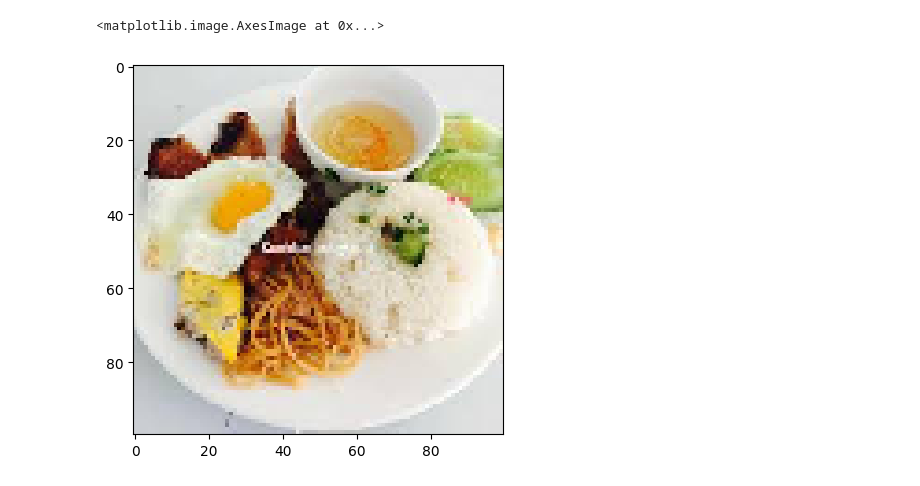
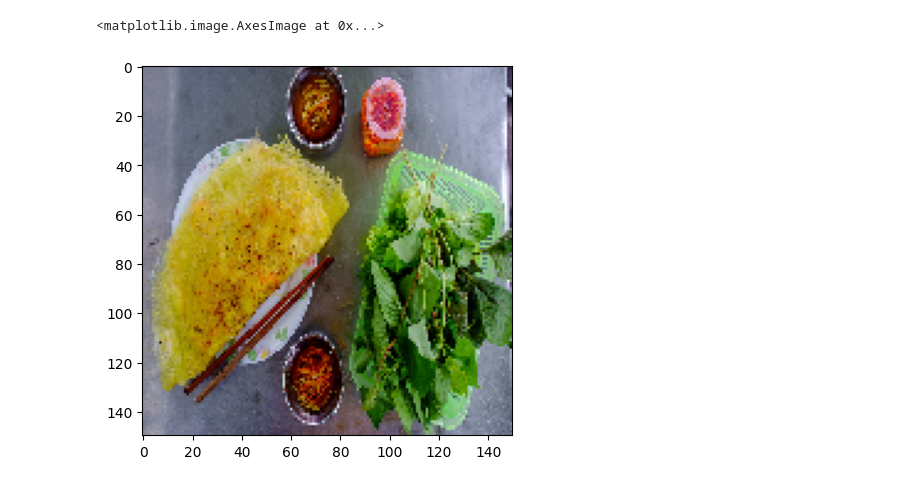
Before and after one commit to Trrunghau/AI, a Jupyter notebook: CNNdishes.ipynb, the cells around one changed output. Cells and saved outputs as stored; diff of their text form; code cells hidden in the pictures.

```diff
--- a/CNNdishes.ipynb
+++ b/CNNdishes.ipynb
@@ -47,30 +44,30 @@ class_name = {1: 'bánh xèo',2: 'phở bò',3: 'bột lọc',
 # %%
-folder = '/content/drive/MyDrive/monan/dish_test/'
+folder = '/content/drive/MyDrive/VN_Foods/Test/'
 
 photos, labels = list(), list()
 for file in listdir(folder) :
   output = 0.0
-  if file.startswith('xeo'):
+  if file.startswith('Pho'):
     output = 1.0
-  if file.startswith('phobo'):
+  if file.startswith('My_Quang'):
     output = 2.0
-  if file.startswith('loc'):
+  if file.startswith('Goi_Cuon'):
     output = 3.0
-  if file.startswith('chua'):
+  if file.startswith('Com_Tam'):
     output = 4.0
-  if file.startswith('tet'):
+  if file.startswith('Chao_Long'):
     output = 5.0
-  if file.startswith('tam'):
+  if file.startswith('Bun_Dau_Mam_Tom'):
     output = 6.0
-  if file.startswith('xoi'):
+  if file.startswith('Bun_Bo_Hue'):
     output = 7.0
-  if file.startswith('than'):
+  if file.startswith('Banh_Xeo'):
     output = 8.0
-  if file.startswith('mi'):
+  if file.startswith('Banh_Mi'):
     output = 9.0
-  if file.startswith('nem'):
+  if file.startswith('Banh_Cuon'):
     output = 10.0
-  photo = load_img(folder + file, target_size = (100,100))
+  photo = load_img(folder + file, target_size = (150,150))
   photo = img_to_array(photo)
   photos.append(photo)
   labels.append(output)
@@ -79,4 +76,8 @@ labels_test = asarray(labels)
 print(photos_test.shape, labels_test.shape)
 save('/content/drive/MyDrive/anhlop_test/photos3.npy',photos_test)
 save('/content/drive/MyDrive/anhlop_test/labels3.npy',labels_test)
+
+
+class_name = {1: 'Phở',2: 'mỳ quảng',3: 'gỏi cuốn',4: 'cơm tấm',5: 'cháo lòng',
+              6: 'bún đậu mắm tôm',7: 'bún bò huế',8:'bánh xèo',9:'bánh mì',10:'bánh cuốn'}
 # %% [output]
@@ -92,7 +93,7 @@ plt.show()
 # %%
-photos_train = photos_train.reshape(500, 100, 100, 3)
+photos_train = photos_train.reshape(4500, 150, 150, 3)
 photos_train = photos_train.astype('float32')/255
-photos_test = photos_test.reshape(100, 100, 100, 3)
+photos_test = photos_test.reshape(500, 150, 150, 3)
 photos_test = photos_test.astype('float32')/255
 
 from keras.utils import  to_categorical
@@ -107,15 +108,15 @@ from keras import Input, Model
 from keras.optimizers import Adam
 from keras.layers import Dense, Dropout, Flatten, Conv2D, MaxPooling2D
 from keras.layers import BatchNormalization, LeakyReLU
-batch_size = 128
-epochs = 40
+batch_size = 64
+epochs = 15
 classes = 11
 
 
 model = Sequential()
 #CNN
 model.add(Conv2D(32, kernel_size = (3,3), activation = 'linear',
-                 input_shape = (100,100,3), padding = 'same'))
+                 input_shape = (150,150,3), padding = 'same'))
 # nhan tich chap 32 lan
 model.add(LeakyReLU(alpha = 0.1))
 model.add(MaxPooling2D((2,2), padding = 'same'))
@@ -193,8 +190,8 @@ Predicted:  bánh mì
 # %%
 #test
-filePath = '/content/drive/MyDrive/monan/dish_test/tam60.jpg'
-testImage = load_img(filePath, color_mode = 'rgb', target_size=(100,100))
-arrayImage = img_to_array(testImage).reshape(1,100,100,3)/255
+filePath = '/content/drive/MyDrive/VN_Foods/Test/Banh_Xeo 3.jpg'
+testImage = load_img(filePath, color_mode = 'rgb', target_size=(150,150))
+arrayImage = img_to_array(testImage).reshape(1,150,150,3)/255
 pred = np.argmax(model.predict(arrayImage))
 print("Predicted: ", class_name[pred])
 plt.imshow(testImage)
@@ -204,2 +201,2 @@ Predicted:  cơm tấm
 <matplotlib.image.AxesImage at 0x...>
-[figure, old version]
+[figure, new version]
```
Also changed, not shown: parts of 8 cells of this notebook.
